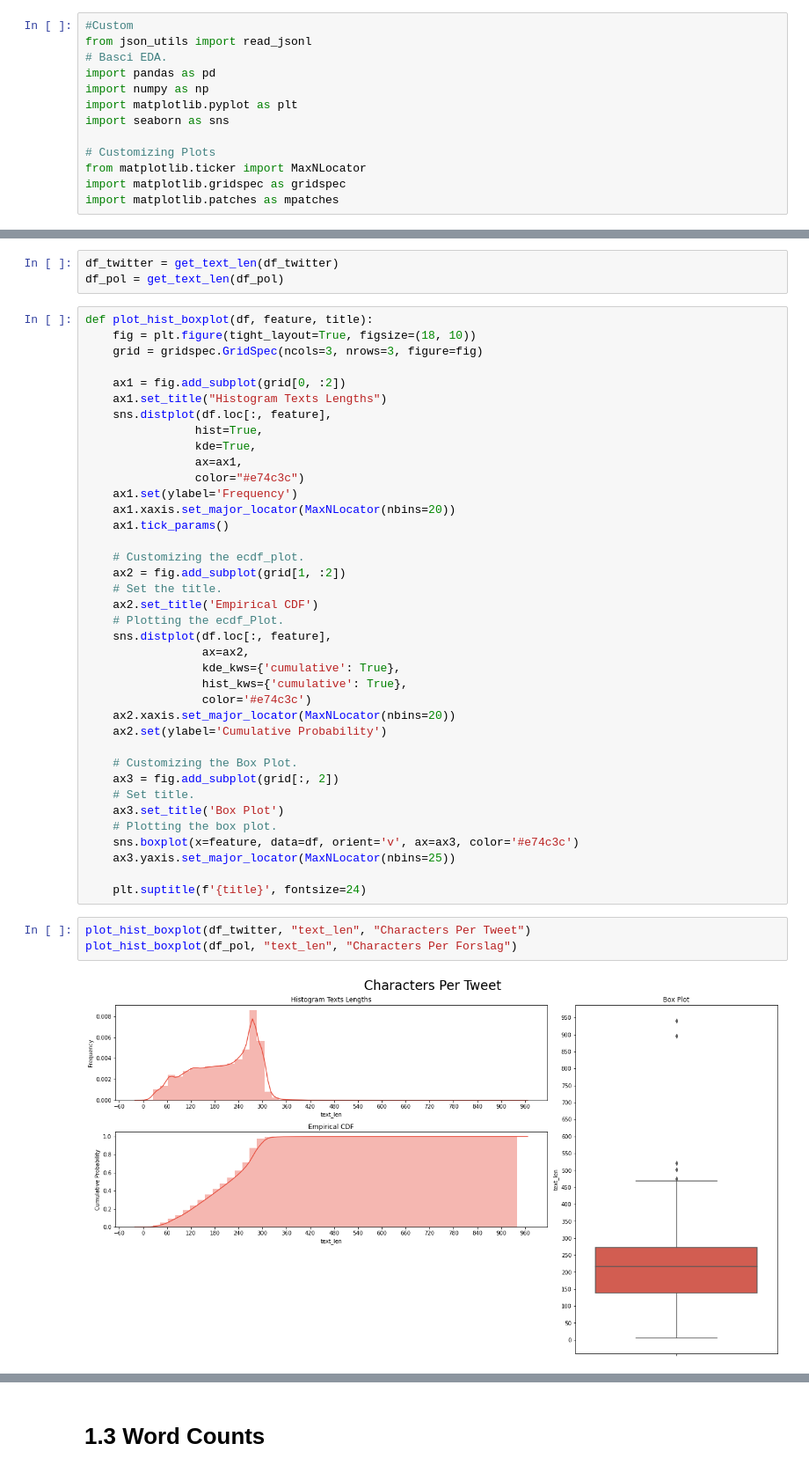
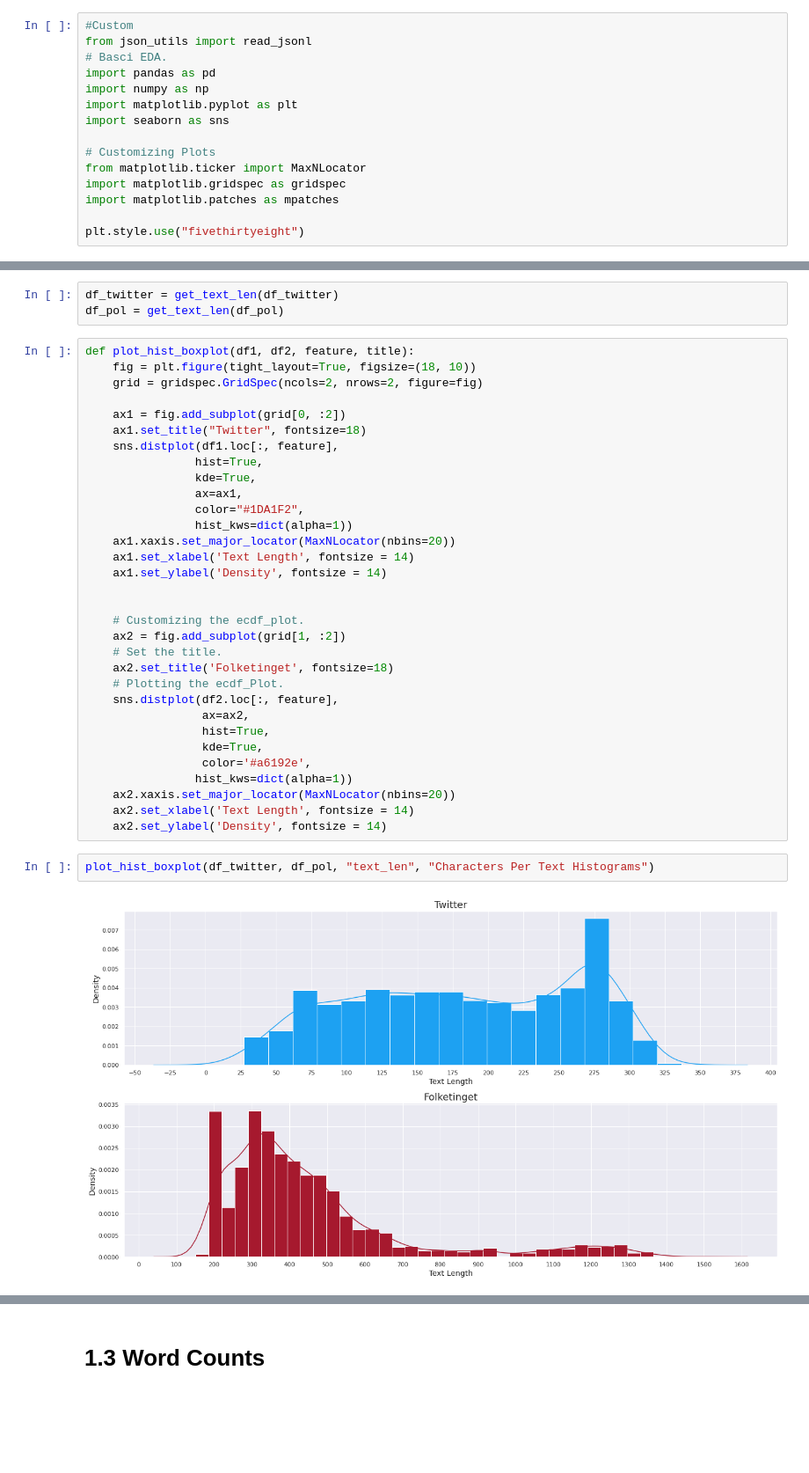
Before and after one commit to AndersGiovanni/ditw_project, a Jupyter notebook: src/twitter_vs_politics.ipynb, the cells around one changed output, grey strips where cells are left out. Shown at 88% size. Saved outputs shown, nothing was run; the diff lists cells and outputs as text; blank space fills up the shorter version.

```diff
--- a/src/twitter_vs_politics.ipynb
+++ b/src/twitter_vs_politics.ipynb
@@ -11,5 +11,7 @@ import seaborn as sns
 from matplotlib.ticker import MaxNLocator
 import matplotlib.gridspec as gridspec
 import matplotlib.patches as mpatches
+
+plt.style.use("fivethirtyeight")
 # %%
 twitter_data = read_jsonl("../data/dkpol_tweets.jsonl")
@@ -38,45 +82,38 @@ def get_text_len(df):
 df_twitter = get_text_len(df_twitter)
 df_pol = get_text_len(df_pol)
 # %%
-def plot_hist_boxplot(df, feature, title):
+def plot_hist_boxplot(df1, df2, feature, title):
     fig = plt.figure(tight_layout=True, figsize=(18, 10))
-    grid = gridspec.GridSpec(ncols=3, nrows=3, figure=fig)
+    grid = gridspec.GridSpec(ncols=2, nrows=2, figure=fig)
 
     ax1 = fig.add_subplot(grid[0, :2])
-    ax1.set_title("Histogram Texts Lengths")
-    sns.distplot(df.loc[:, feature],
+    ax1.set_title("Twitter", fontsize=18)
+    sns.distplot(df1.loc[:, feature],
                 hist=True,
                 kde=True,
                 ax=ax1,
-                color="#e74c3c")
-    ax1.set(ylabel='Frequency')
+                color="#1DA1F2",
+                hist_kws=dict(alpha=1))
     ax1.xaxis.set_major_locator(MaxNLocator(nbins=20))
-    ax1.tick_params()
+    ax1.set_xlabel('Text Length', fontsize = 14)
+    ax1.set_ylabel('Density', fontsize = 14)
+
 
     # Customizing the ecdf_plot.
     ax2 = fig.add_subplot(grid[1, :2])
     # Set the title.
-    ax2.set_title('Empirical CDF')
+    ax2.set_title('Folketinget', fontsize=18)
     # Plotting the ecdf_Plot.
-    sns.distplot(df.loc[:, feature],
+    sns.distplot(df2.loc[:, feature],
                  ax=ax2,
-                 kde_kws={'cumulative': True},
-                 hist_kws={'cumulative': True},
-                 color='#e74c3c')
+                 hist=True,
+                 kde=True,
+                 color='#a6192e',
+                hist_kws=dict(alpha=1))
     ax2.xaxis.set_major_locator(MaxNLocator(nbins=20))
-    ax2.set(ylabel='Cumulative Probability')
-
-    # Customizing the Box Plot.
-    ax3 = fig.add_subplot(grid[:, 2])
-    # Set title.
-    ax3.set_title('Box Plot')
-    # Plotting the box plot.
-    sns.boxplot(x=feature, data=df, orient='v', ax=ax3, color='#e74c3c')
-    ax3.yaxis.set_major_locator(MaxNLocator(nbins=25))
-
-    plt.suptitle(f'{title}', fontsize=24)
+    ax2.set_xlabel('Text Length', fontsize = 14)
+    ax2.set_ylabel('Density', fontsize = 14)
 # %%
-plot_hist_boxplot(df_twitter, "text_len", "Characters Per Tweet")
-plot_hist_boxplot(df_pol, "text_len", "Characters Per Forslag")
+plot_hist_boxplot(df_twitter, df_pol, "text_len", "Characters Per Text Histograms")
 # %% [output]
-[figure, old version]
+[figure, new version]
```
Also changed, not shown: parts of 19 cells of this notebook, 4 other files.
